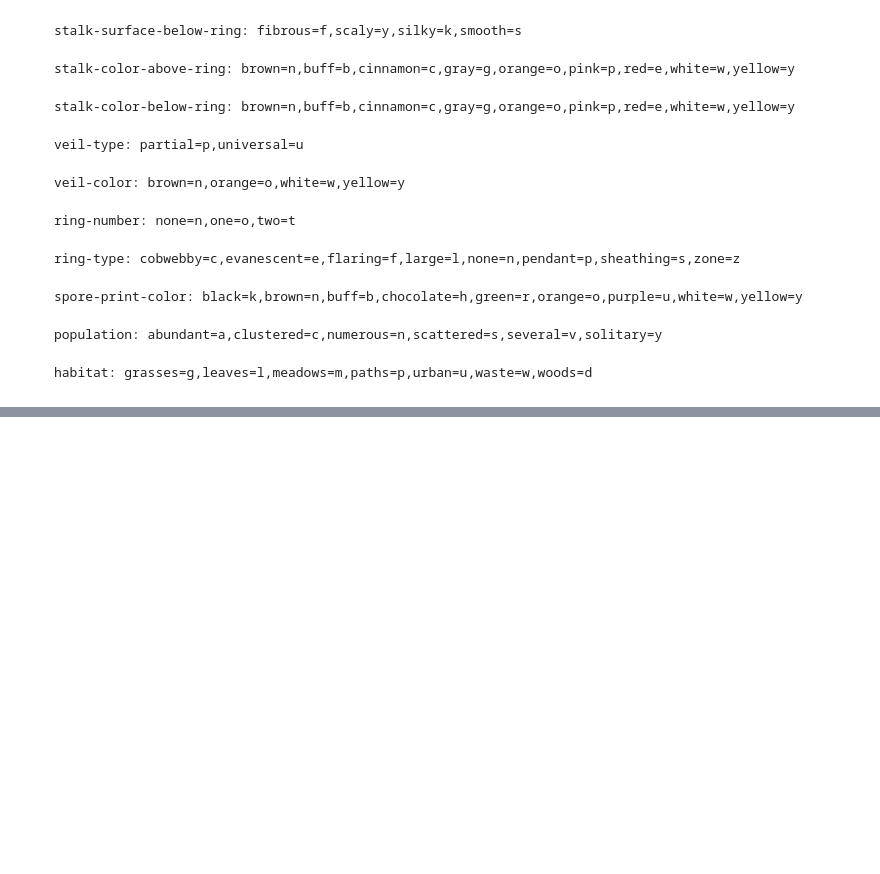
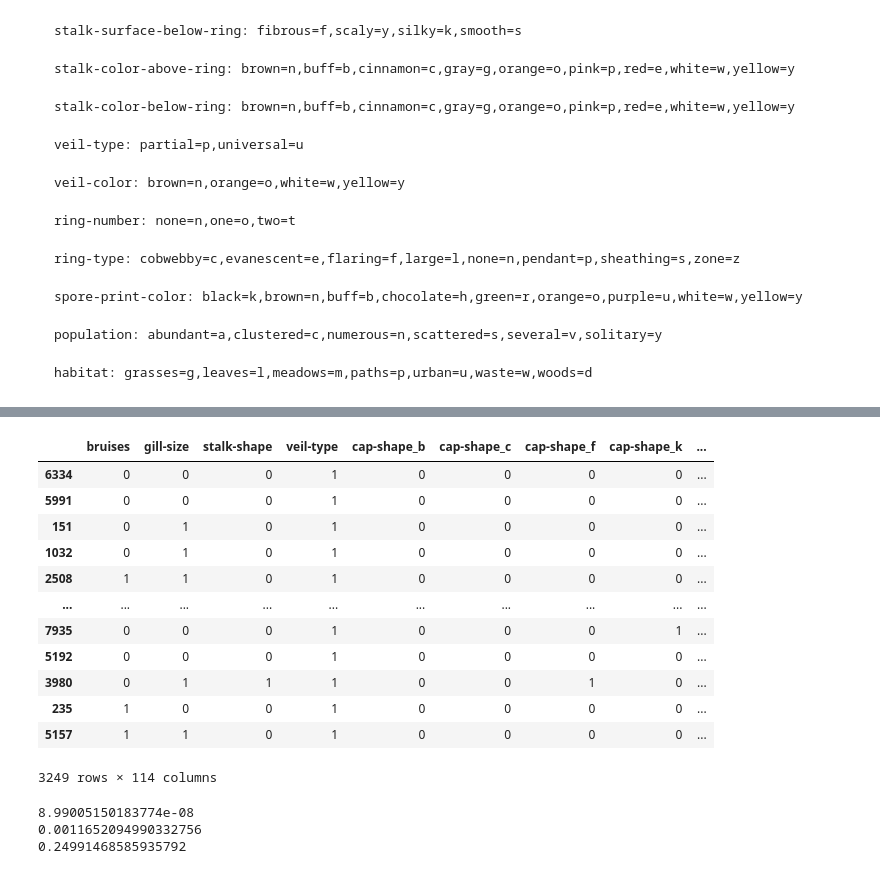
Before and after one commit to andrei-tambovtsev/IDSmushrooms, a Jupyter notebook: KAGGLE-EDIBILITY-OF-MUSHROOMS.ipynb, the cells around one changed output, grey strips where cells are left out. Drawn from its saved outputs; the diff is of its cells as text; code cells hidden in the pictures; blank space fills up the shorter version.

Commit message:
one-hot encoding + ridge regression

```diff
--- a/KAGGLE-EDIBILITY-OF-MUSHROOMS.ipynb
+++ b/KAGGLE-EDIBILITY-OF-MUSHROOMS.ipynb
@@ -109,0 +152,46 @@ test_contains_only('habitat', 'glmpuwd')
+# %%
+one_hot = pd.get_dummies(data, columns = ['cap-shape', 'cap-surface', 'cap-color', 'odor',
+       'gill-attachment', 'gill-spacing', 'gill-color', 'stalk-root', 'stalk-surface-above-ring',
+       'stalk-surface-below-ring', 'stalk-color-above-ring',
+       'stalk-color-below-ring', 'veil-color', 'ring-number',
+       'ring-type', 'spore-print-color', 'population', 'habitat'])
+ohdata=one_hot
+# %%
+X_train, X_test, y_train, y_test = train_test_split(ohdata.drop(columns=['class']), ohdata['class'], test_size=0.6, random_state=1)
+# %%
+X_train
+# %% [output]
+|  | bruises | gill-size | stalk-shape | veil-type | cap-shape_b | cap-shape_c | cap-shape_f | cap-shape_k | ... |
+| 6334 | 0 | 0 | 0 | 1 | 0 | 0 | 0 | 0 | ... |
+| 5991 | 0 | 0 | 0 | 1 | 0 | 0 | 0 | 0 | ... |
+| 151 | 0 | 1 | 0 | 1 | 0 | 0 | 0 | 0 | ... |
+| 1032 | 0 | 1 | 0 | 1 | 0 | 0 | 0 | 0 | ... |
+| 2508 | 1 | 1 | 0 | 1 | 0 | 0 | 0 | 0 | ... |
+| ... | ... | ... | ... | ... | ... | ... | ... | ... | ... |
+| 7935 | 0 | 0 | 0 | 1 | 0 | 0 | 0 | 1 | ... |
+| 5192 | 0 | 0 | 0 | 1 | 0 | 0 | 0 | 0 | ... |
+| 3980 | 0 | 1 | 1 | 1 | 0 | 0 | 1 | 0 | ... |
+| 235 | 1 | 0 | 0 | 1 | 0 | 0 | 0 | 0 | ... |
+| 5157 | 1 | 1 | 0 | 1 | 0 | 0 | 0 | 0 | ... |
+3249 rows × 114 columns
+# %%
+from sklearn import linear_model
+
+def MSE(y_target, y_pred):
+    summ=0
+    if len(y_target) == len(y_pred):
+        for i in range(len(y_target)):
+            summ += (y_target[i]-y_pred[i])**2
+        return summ/len(y_target)
+
+lr = linear_model.LinearRegression().fit(X_train, y_train)
+ridge = linear_model.Ridge().fit(X_train, y_train)
+lasso = linear_model.Lasso().fit(X_train, y_train)
+
+print(MSE(y_test.values, lr.predict(X_test)))
+print(MSE(y_test.values, ridge.predict(X_test)))
+print(MSE(y_test.values, lasso.predict(X_test)))
+# %% [output]
+8.99005150183774e-08
+0.0011652094990332756
+0.24991468585935792
```
Also changed, not shown: parts of 9 cells of this notebook.
